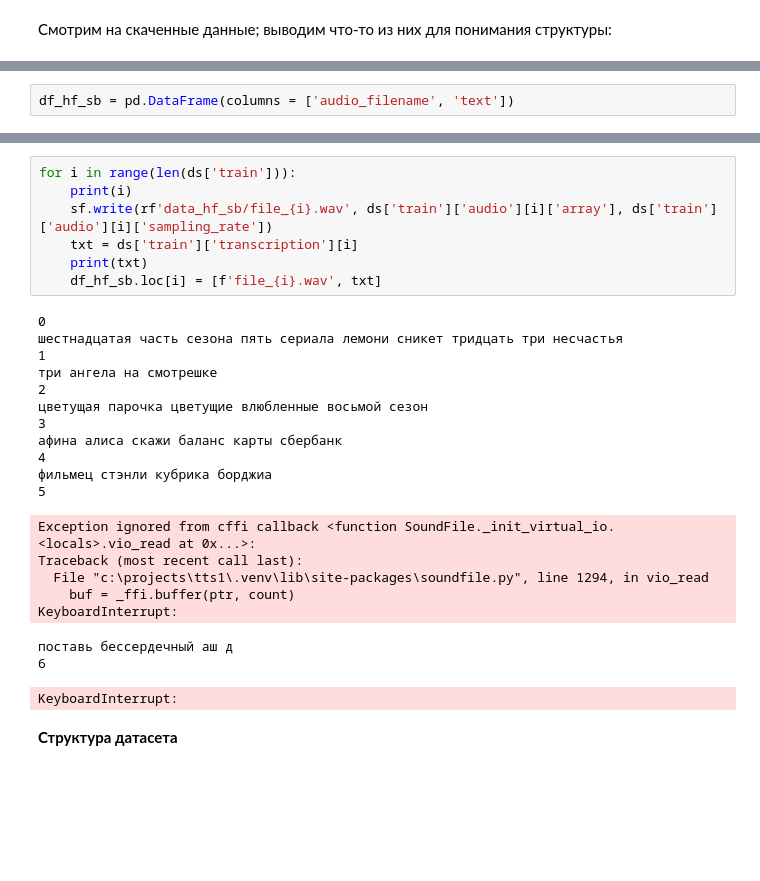
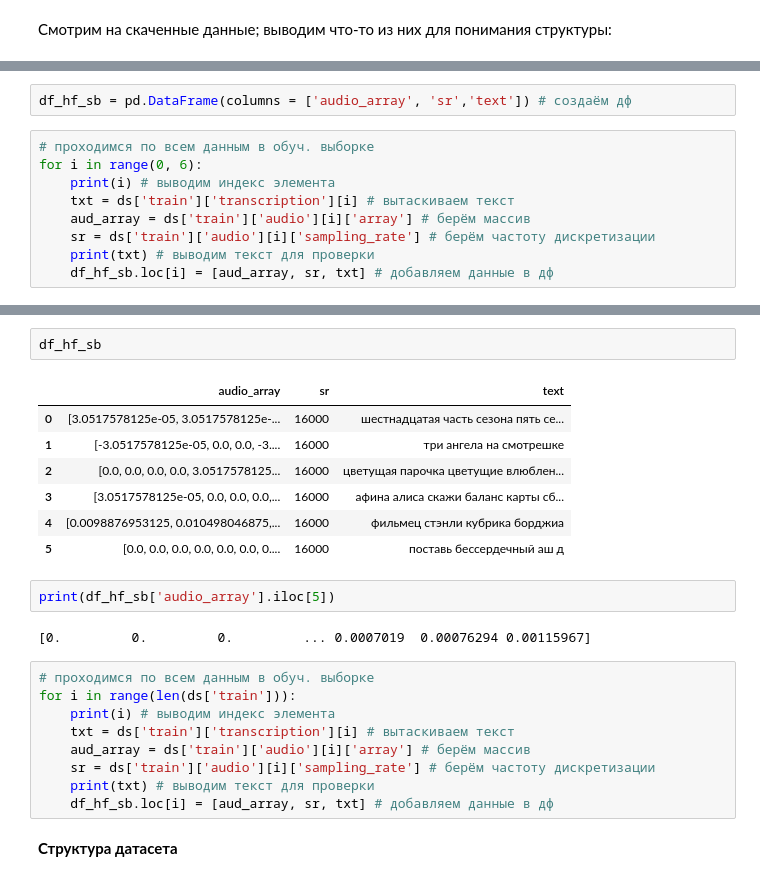
Before and after one commit to sollltit/tts1, a Jupyter notebook: Module_A/Module_A.ipynb, the cells around one changed output, grey strips where cells are left out. Drawn from its saved outputs; the diff is of its cells as text; blank space fills up the shorter version.

```diff
--- a/Module_A/Module_A.ipynb
+++ b/Module_A/Module_A.ipynb
@@ -342,2 +366,11 @@ Audio(aud['array'], rate = aud['sampling_rate'])
 # %%
-df_hf_sb = pd.DataFrame(columns = ['audio_filename', 'text'])
+df_hf_sb = pd.DataFrame(columns = ['audio_array', 'sr','text']) # создаём дф
+# %%
+# проходимся по всем данным в обуч. выборке
+for i in range(0, 6):
+    print(i) # выводим индекс элемента
+    txt = ds['train']['transcription'][i] # вытаскиваем текст
+    aud_array = ds['train']['audio'][i]['array'] # берём массив
+    sr = ds['train']['audio'][i]['sampling_rate'] # берём частоту дискретизации
+    print(txt) # выводим текст для проверки
+    df_hf_sb.loc[i] = [aud_array, sr, txt] # добавляем данные в дф
@@ -344,29 +390,25 @@ df_hf_sb = pd.DataFrame(columns = ['audio_filename', 'text'])
+# %%
+df_hf_sb
+# %% [output]
+|  | audio_array | sr | text |
+| 0 | [3.0517578125e-05, 3.0517578125e-... | 16000 | шестнадцатая часть сезона пять се... |
+| 1 | [-3.0517578125e-05, 0.0, 0.0, -3.... | 16000 | три ангела на смотрешке |
+| 2 | [0.0, 0.0, 0.0, 0.0, 3.0517578125... | 16000 | цветущая парочка цветущие влюблен... |
+| 3 | [3.0517578125e-05, 0.0, 0.0, 0.0,... | 16000 | афина алиса скажи баланс карты сб... |
+| 4 | [0.0098876953125, 0.010498046875,... | 16000 | фильмец стэнли кубрика борджиа |
+| 5 | [0.0, 0.0, 0.0, 0.0, 0.0, 0.0, 0.... | 16000 | поставь бессердечный аш д |
+# %%
+print(df_hf_sb['audio_array'].iloc[5])
+# %% [output]
+[0.         0.         0.         ... 0.0007019  0.00076294 0.00115967]
 # %%
+# проходимся по всем данным в обуч. выборке
 for i in range(len(ds['train'])):
-    print(i)
-    sf.write(rf'data_hf_sb/file_{i}.wav', ds['train']['audio'][i]['array'], ds['train']['audio'][i]['sampling_rate'])
-    txt = ds['train']['transcription'][i]
-    print(txt)
-    df_hf_sb.loc[i] = [f'file_{i}.wav', txt]
+    print(i) # выводим индекс элемента
+    txt = ds['train']['transcription'][i] # вытаскиваем текст
+    aud_array = ds['train']['audio'][i]['array'] # берём массив
+    sr = ds['train']['audio'][i]['sampling_rate'] # берём частоту дискретизации
+    print(txt) # выводим текст для проверки
+    df_hf_sb.loc[i] = [aud_array, sr, txt] # добавляем данные в дф
-# %% [output]
-0
-шестнадцатая часть сезона пять сериала лемони сникет тридцать три несчастья
-1
-три ангела на смотрешке
-2
-цветущая парочка цветущие влюбленные восьмой сезон
-3
-афина алиса скажи баланс карты сбербанк
-4
-фильмец стэнли кубрика борджиа
-5
-Exception ignored from cffi callback <function SoundFile._init_virtual_io.<locals>.vio_read at 0x...>:
-Traceback (most recent call last):
-  File "c:\projects\tts1\.venv\lib\site-packages\soundfile.py", line 1294, in vio_read
-    buf = _ffi.buffer(ptr, count)
-KeyboardInterrupt:
-поставь бессердечный аш д
-6
-KeyboardInterrupt:
 # %% [markdown]
 **Структура датасета**
```
Also changed, not shown: parts of 22 cells of this notebook.
